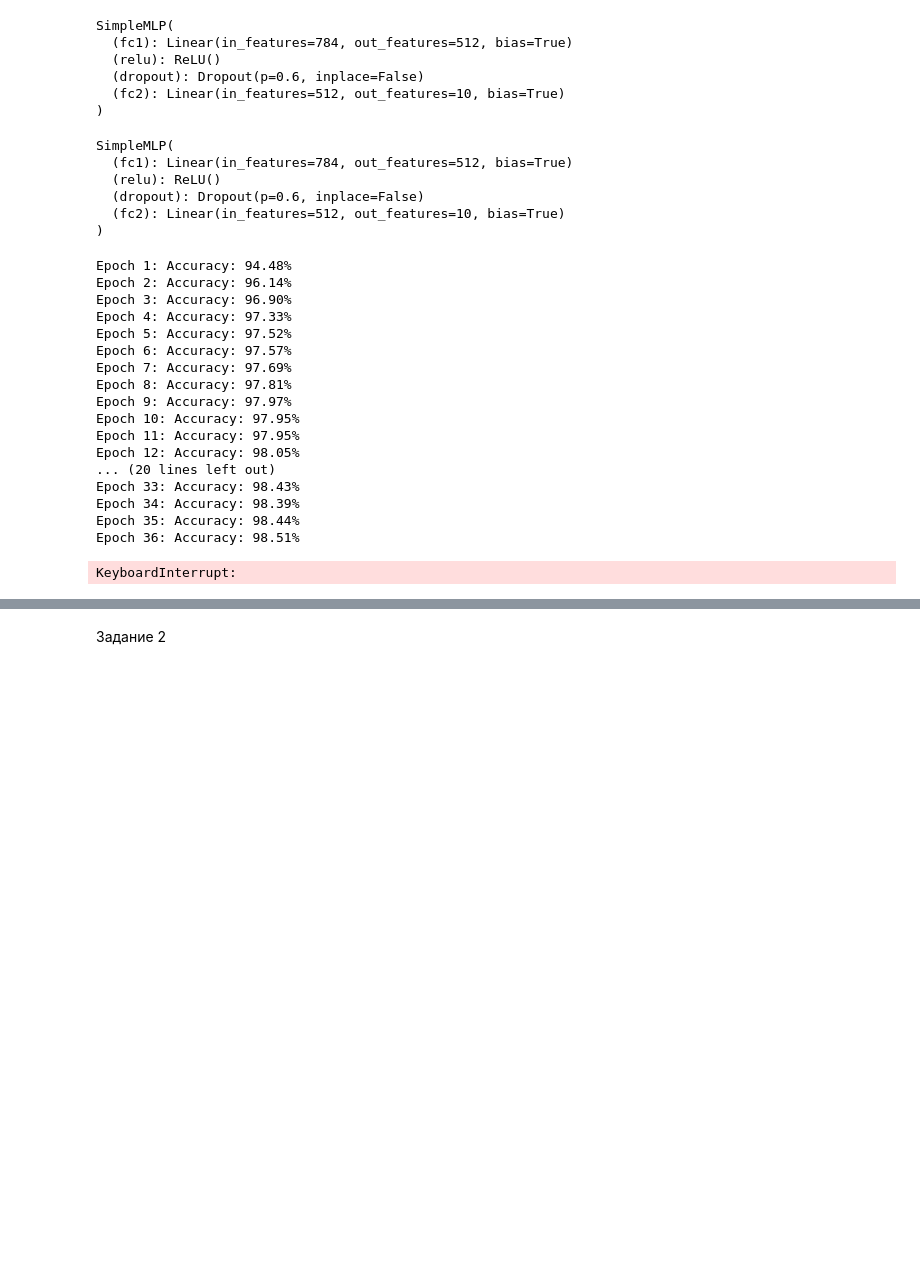
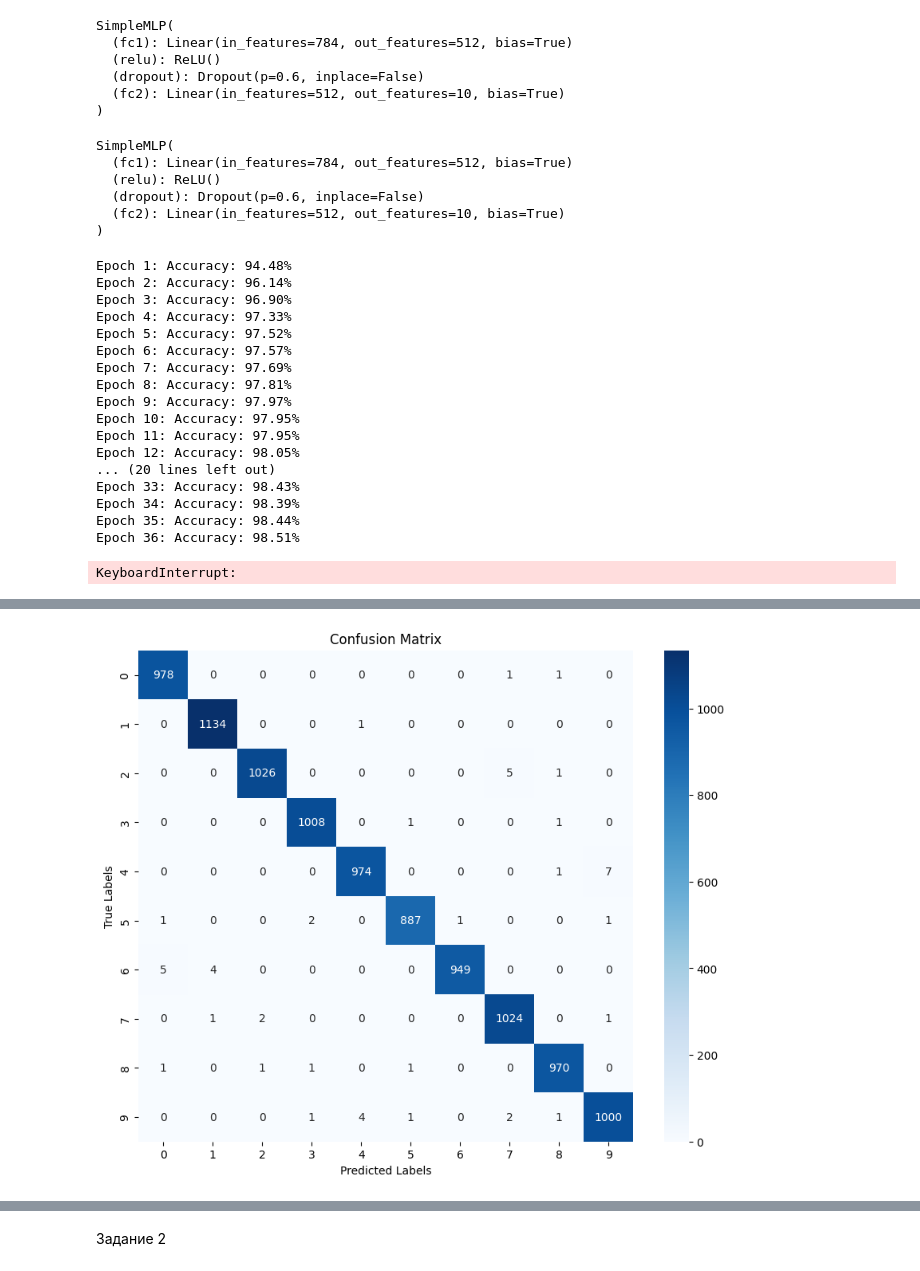
Before and after one commit to averageX56/vichmaty, a Jupyter notebook: dz9.ipynb, the cells around one changed output, grey strips where cells are left out. Cells and saved outputs as stored; diff of their text form; code cells hidden in the pictures; blank space fills up the shorter version.

```diff
--- a/dz9.ipynb
+++ b/dz9.ipynb
@@ -114,3 +114,93 @@ Epoch 34: Accuracy: 98.39%
 Epoch 35: Accuracy: 98.44%
 Epoch 36: Accuracy: 98.51%
 KeyboardInterrupt:
+# %%
+import torch
+import torch.nn as nn
+import torch.nn.functional as F
+from torchvision import datasets, transforms
+from sklearn.metrics import confusion_matrix
+import matplotlib.pyplot as plt
+import seaborn as sns
+import numpy as np
+
+class SimpleDNN(nn.Module):
+    def __init__(self):
+        super(SimpleDNN, self).__init__()
+        self.conv1 = nn.Conv2d(1, 32, 5, padding=2)
+        self.conv2 = nn.Conv2d(32, 64, 5, padding=2)
+        self.fc1 = nn.Linear(64 * 7 * 7, 256)
+        self.fc2 = nn.Linear(256, 10)
+        self.pool = nn.MaxPool2d(2, 2)
+        self.dropout = nn.Dropout(0.5)
+
+    def forward(self, x):
+        x = self.pool(F.relu(self.conv1(x)))
+        x = self.pool(F.relu(self.conv2(x)))
+        x = x.view(-1, 64 * 7 * 7)
+        x = F.relu(self.fc1(x))
+        x = self.dropout(x)
+        x = self.fc2(x)
+        return F.log_softmax(x, dim=1)
+
+device = torch.device('cuda' if torch.cuda.is_available() else 'cpu')
+
+model = SimpleDNN().to(device)
+model.load_state_dict(torch.load('model_3.pth', map_location=device))
+model.eval()
+
+transform = transforms.Compose([
+    transforms.ToTensor(),
+    transforms.Normalize((0.1307,), (0.3081,))
+])
+
+test_dataset = datasets.MNIST('data', train=False, transform=transform)
+test_loader = torch.utils.data.DataLoader(test_dataset, batch_size=32, shuffle=False)
+
+all_predictions = []
+all_targets = []
+total = 0
+correct = 0
+
+with torch.no_grad():
+    for data, target in test_loader:
+        data, target = data.to(device), target.to(device)
+        output = model(data)
+        _, pred = torch.max(output, 1)
+        all_predictions.extend(pred.cpu().numpy())
+        all_targets.extend(target.cpu().numpy())
+        correct += pred.eq(target).sum().item()
+        total += target.size(0)
+
+accuracy = 100. * correct / total
+print(f"Общая точность модели: {accuracy:.2f}%")
+print(f"Правильно: {correct}/{total}")
+
+cm = confusion_matrix(all_targets, all_predictions)
+
+plt.figure(figsize=(10, 8))
+sns.heatmap(cm, annot=True, fmt='d', cmap='Blues',
+            xticklabels=range(10), yticklabels=range(10))
+plt.title('Confusion Matrix')
+plt.xlabel('Predicted Labels')
+plt.ylabel('True Labels')
+plt.show()
+
+for digit_to_analyze in range(10):
+    TP = cm[digit_to_analyze, digit_to_analyze]
+    FP = cm[:, digit_to_analyze].sum() - TP
+    FN = cm[digit_to_analyze, :].sum() - TP
+    TN = cm.sum() - TP - FP - FN
+
+    accuracy_digit = (TP + TN) / cm.sum()
+    precision = TP / (TP + FP) if (TP + FP) > 0 else 0
+    recall = TP / (TP + FN) if (TP + FN) > 0 else 0
+
+    print(f"\nМетрики для цифры {digit_to_analyze}:")
+    print(f"Accuracy:  {accuracy_digit:.4f}")
+    print(f"Precision: {precision:.4f}")
+    print(f"Recall:    {recall:.4f}")
+    print(f"True Positives:  {TP}")
+    print(f"False Positives: {FP}")
+    print(f"False Negatives: {FN}")
+# %% [output]
@@ -116,0 +209 @@ KeyboardInterrupt:
+[figure, added]
```
Also changed, not shown: parts of 2 cells of this notebook, 4 other files.
